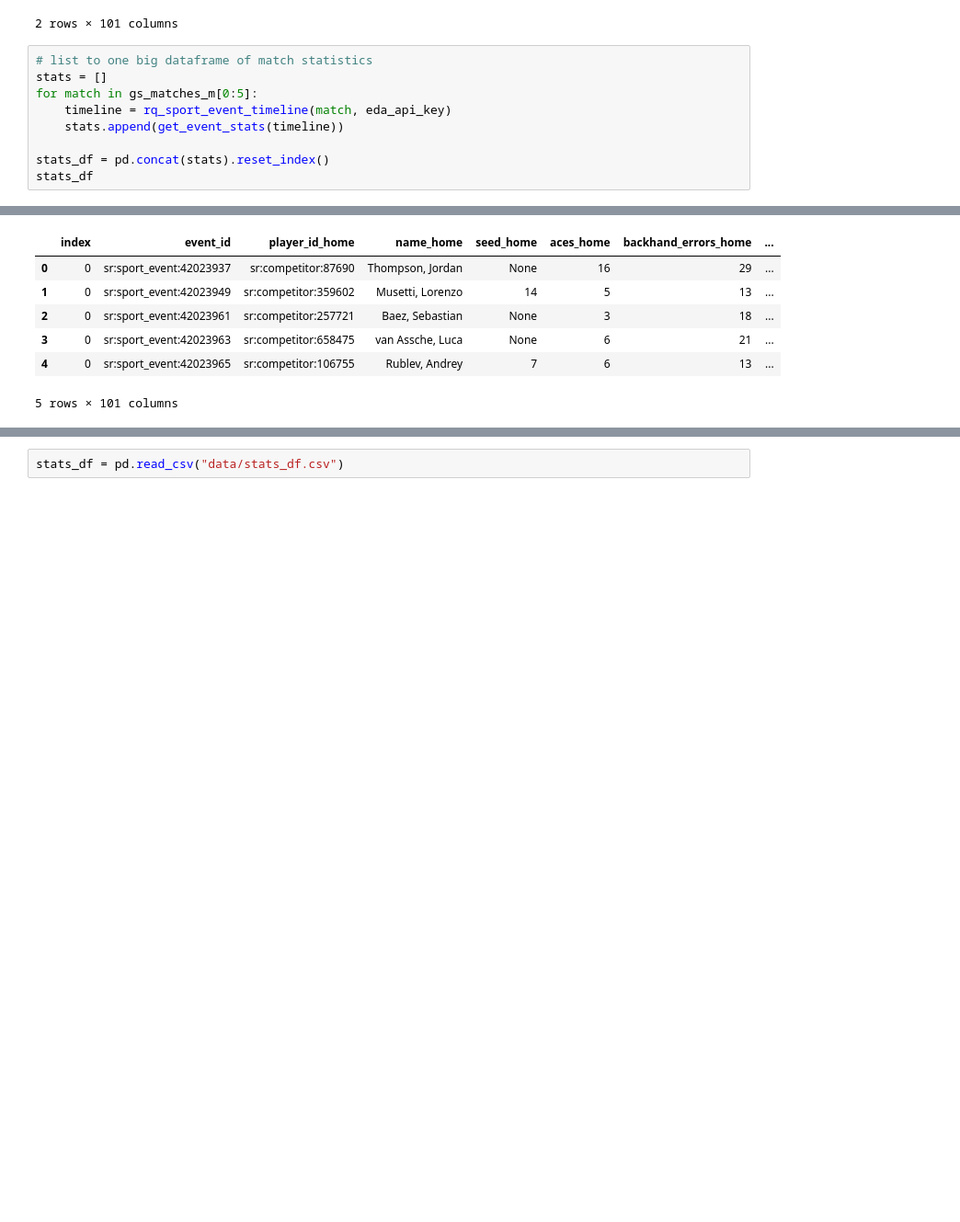
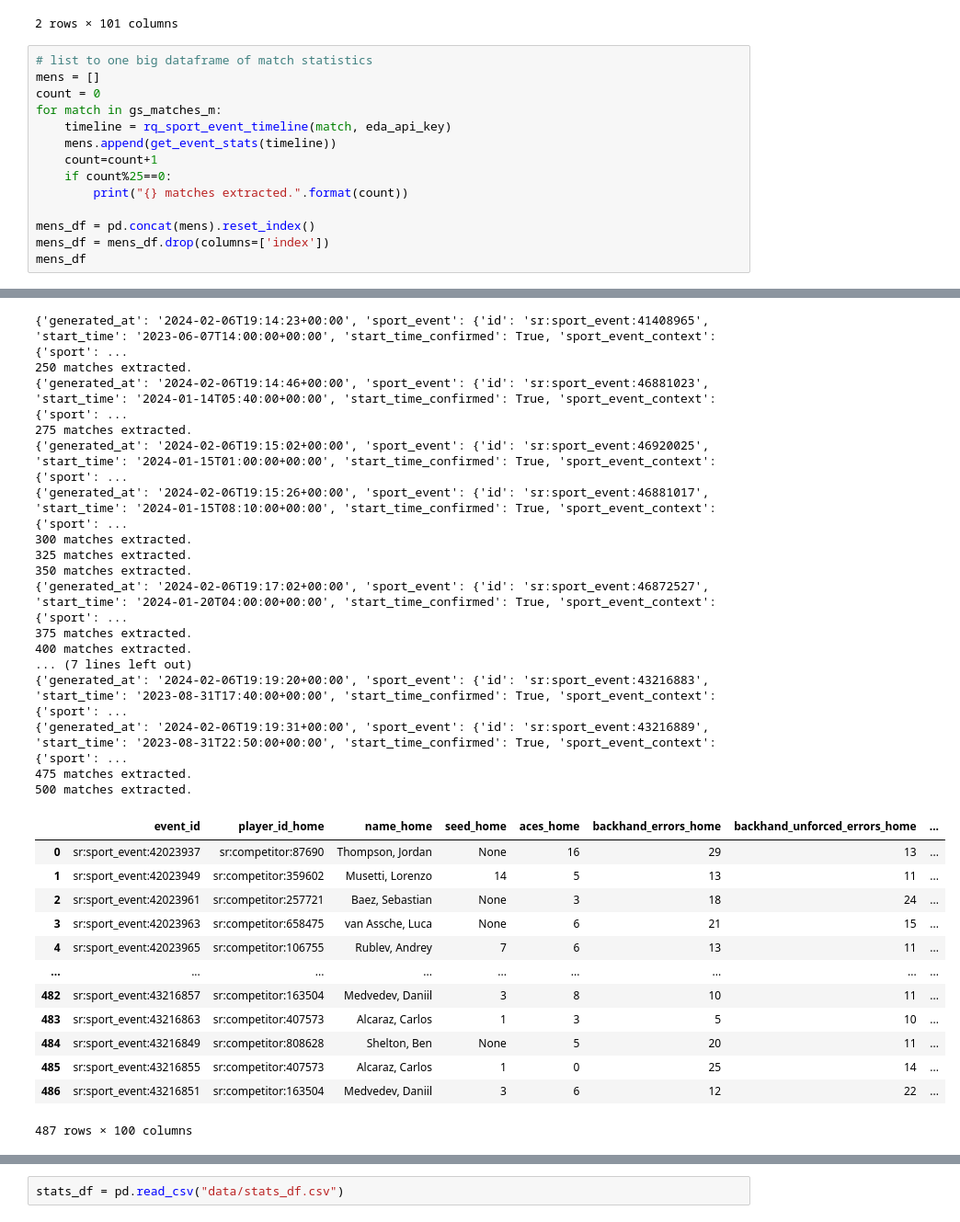
Before and after one commit to scharfsteina/mds-final, a Jupyter notebook: get_data.ipynb, the cells around one changed output, grey strips where cells are left out. Shown at 92% size. Saved outputs shown, nothing was run; the diff lists cells and outputs as text; blank space fills up the shorter version.

```diff
--- a/get_data.ipynb
+++ b/get_data.ipynb
@@ -221,11 +213,16 @@ stats_df
 2 rows × 101 columns
 # %%
 # list to one big dataframe of match statistics
-stats = []
-for match in gs_matches_m[0:5]:
+mens = []
+count = 0
+for match in gs_matches_m:
     timeline = rq_sport_event_timeline(match, eda_api_key)
-    stats.append(get_event_stats(timeline))
+    mens.append(get_event_stats(timeline))
+    count=count+1
+    if count%25==0:
+        print("{} matches extracted.".format(count))
 
-stats_df = pd.concat(stats).reset_index()
-stats_df
+mens_df = pd.concat(mens).reset_index()
+mens_df = mens_df.drop(columns=['index'])
+mens_df
 # %% [output]
@@ -232,8 +247,31 @@ stats_df
+{'generated_at': '2024-02-06T19:14:23+00:00', 'sport_event': {'id': 'sr:sport_event:41408965', 'start_time': '2023-06-07T14:00:00+00:00', 'start_time_confirmed': True, 'sport_event_context': {'sport': ...
+250 matches extracted.
+{'generated_at': '2024-02-06T19:14:46+00:00', 'sport_event': {'id': 'sr:sport_event:46881023', 'start_time': '2024-01-14T05:40:00+00:00', 'start_time_confirmed': True, 'sport_event_context': {'sport': ...
+275 matches extracted.
+{'generated_at': '2024-02-06T19:15:02+00:00', 'sport_event': {'id': 'sr:sport_event:46920025', 'start_time': '2024-01-15T01:00:00+00:00', 'start_time_confirmed': True, 'sport_event_context': {'sport': ...
+{'generated_at': '2024-02-06T19:15:26+00:00', 'sport_event': {'id': 'sr:sport_event:46881017', 'start_time': '2024-01-15T08:10:00+00:00', 'start_time_confirmed': True, 'sport_event_context': {'sport': ...
+300 matches extracted.
+325 matches extracted.
+350 matches extracted.
+{'generated_at': '2024-02-06T19:17:02+00:00', 'sport_event': {'id': 'sr:sport_event:46872527', 'start_time': '2024-01-20T04:00:00+00:00', 'start_time_confirmed': True, 'sport_event_context': {'sport': ...
+375 matches extracted.
+400 matches extracted.
+... (7 lines left out)
+{'generated_at': '2024-02-06T19:19:20+00:00', 'sport_event': {'id': 'sr:sport_event:43216883', 'start_time': '2023-08-31T17:40:00+00:00', 'start_time_confirmed': True, 'sport_event_context': {'sport': ...
+{'generated_at': '2024-02-06T19:19:31+00:00', 'sport_event': {'id': 'sr:sport_event:43216889', 'start_time': '2023-08-31T22:50:00+00:00', 'start_time_confirmed': True, 'sport_event_context': {'sport': ...
+475 matches extracted.
+500 matches extracted.
-|  | index | event_id | player_id_home | name_home | seed_home | aces_home | backhand_errors_home | ... |
-| 0 | 0 | sr:sport_event:42023937 | sr:competitor:87690 | Thompson, Jordan | None | 16 | 29 | ... |
-| 1 | 0 | sr:sport_event:42023949 | sr:competitor:359602 | Musetti, Lorenzo | 14 | 5 | 13 | ... |
-| 2 | 0 | sr:sport_event:42023961 | sr:competitor:257721 | Baez, Sebastian | None | 3 | 18 | ... |
-| 3 | 0 | sr:sport_event:42023963 | sr:competitor:658475 | van Assche, Luca | None | 6 | 21 | ... |
-| 4 | 0 | sr:sport_event:42023965 | sr:competitor:106755 | Rublev, Andrey | 7 | 6 | 13 | ... |
+|  | event_id | player_id_home | name_home | seed_home | aces_home | backhand_errors_home | backhand_unforced_errors_home | ... |
+| 0 | sr:sport_event:42023937 | sr:competitor:87690 | Thompson, Jordan | None | 16 | 29 | 13 | ... |
+| 1 | sr:sport_event:42023949 | sr:competitor:359602 | Musetti, Lorenzo | 14 | 5 | 13 | 11 | ... |
+| 2 | sr:sport_event:42023961 | sr:competitor:257721 | Baez, Sebastian | None | 3 | 18 | 24 | ... |
+| 3 | sr:sport_event:42023963 | sr:competitor:658475 | van Assche, Luca | None | 6 | 21 | 15 | ... |
+| 4 | sr:sport_event:42023965 | sr:competitor:106755 | Rublev, Andrey | 7 | 6 | 13 | 11 | ... |
+| ... | ... | ... | ... | ... | ... | ... | ... | ... |
+| 482 | sr:sport_event:43216857 | sr:competitor:163504 | Medvedev, Daniil | 3 | 8 | 10 | 11 | ... |
+| 483 | sr:sport_event:43216863 | sr:competitor:407573 | Alcaraz, Carlos | 1 | 3 | 5 | 10 | ... |
+| 484 | sr:sport_event:43216849 | sr:competitor:808628 | Shelton, Ben | None | 5 | 20 | 11 | ... |
+| 485 | sr:sport_event:43216855 | sr:competitor:407573 | Alcaraz, Carlos | 1 | 0 | 25 | 14 | ... |
+| 486 | sr:sport_event:43216851 | sr:competitor:163504 | Medvedev, Daniil | 3 | 6 | 12 | 22 | ... |
-5 rows × 101 columns
+487 rows × 100 columns
 # %%
```
Also changed, not shown: parts of 5 cells of this notebook, 2 other files.
